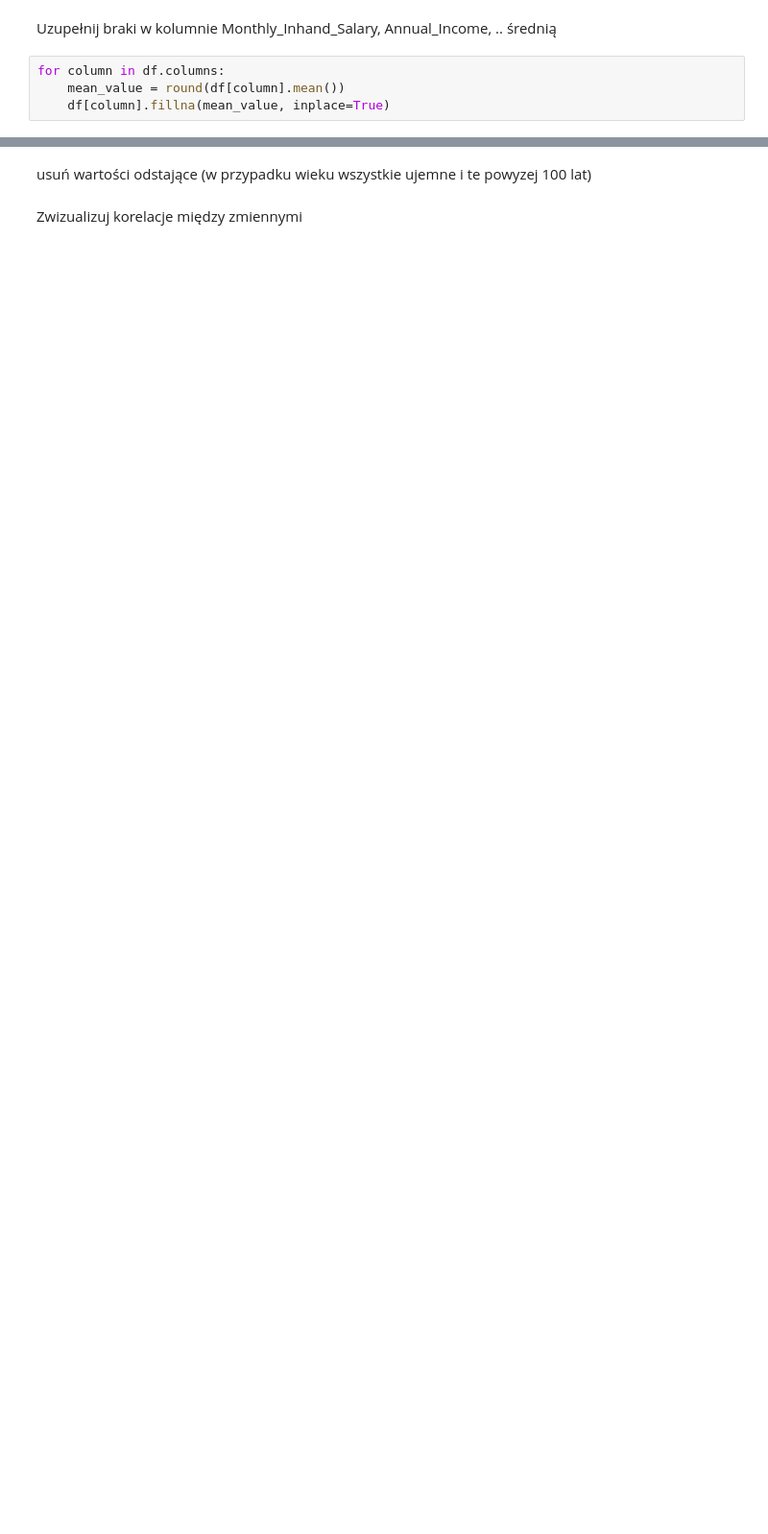
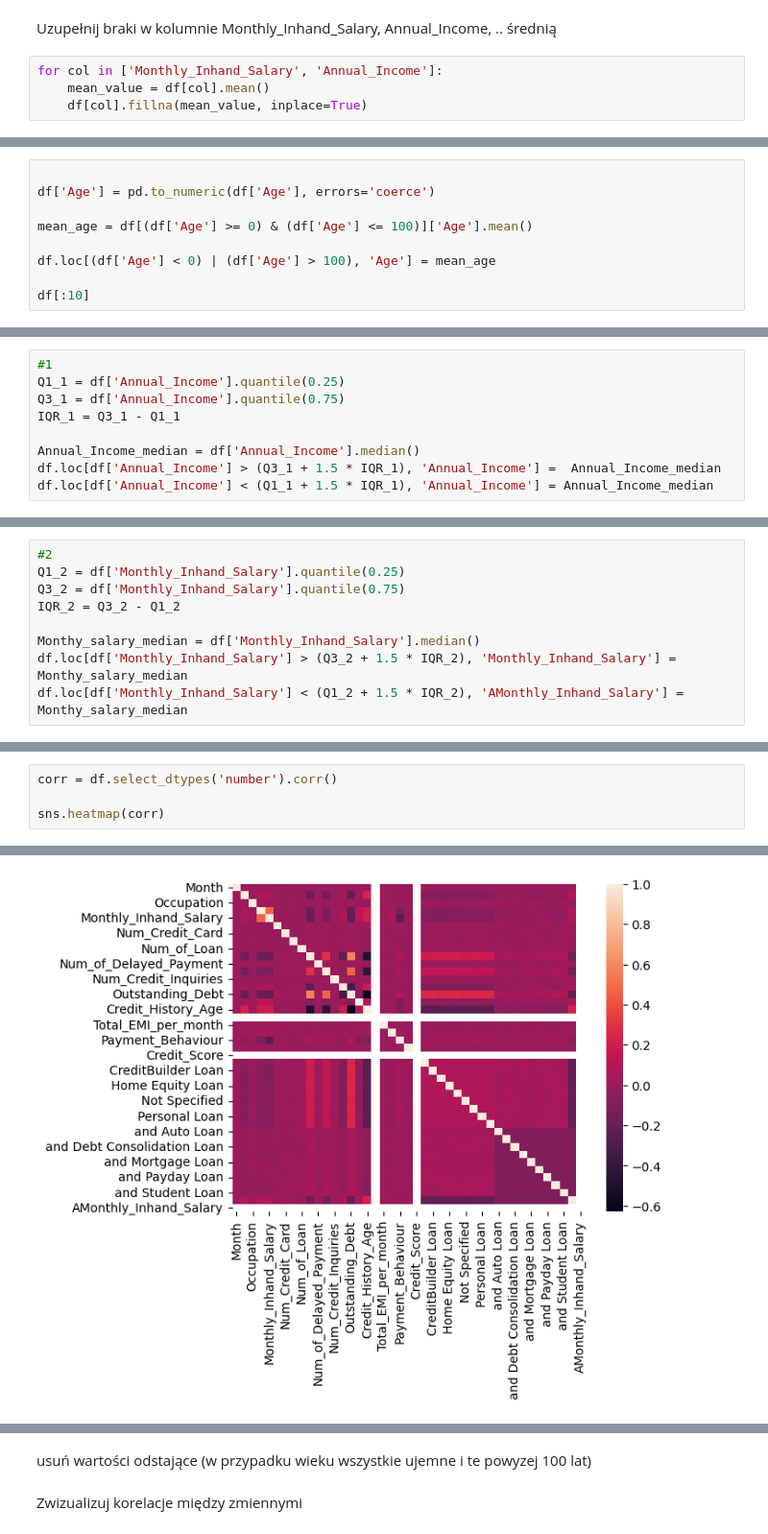
Before and after one commit to jurewiczM/lecture1, a Jupyter notebook: PUM2 _dokonczyc.ipynb, the cells around one changed output, grey strips where cells are left out. Shown at 96% size. Saved outputs shown, nothing was run; the diff lists cells and outputs as text; blank space fills up the shorter version.

```diff
--- a/PUM2 _dokonczyc.ipynb
+++ b/PUM2 _dokonczyc.ipynb
@@ -324,9 +307,9 @@ memory usage: 32.0+ MB
 # %% [markdown]
 Uzupełnij braki w kolumnie Monthly_Inhand_Salary,  Annual_Income, .. średnią
 # %%
-for column in df.columns:
-    mean_value = round(df[column].mean())
-    df[column].fillna(mean_value, inplace=True)
+for col in ['Monthly_Inhand_Salary', 'Annual_Income']:
+    mean_value = df[col].mean()
+    df[col].fillna(mean_value, inplace=True)
 # %% [output]
 The behavior will change in pandas 3.0. This inplace method will never work because the intermediate object on which we are setting values always behaves as a copy.
 
@@ -341,0 +337,9 @@ Narysuj rozkłady zmiennych 'Annual_Income', 'Monthly_Balance'
+# %%
+
+df['Age'] = pd.to_numeric(df['Age'], errors='coerce')
+
+mean_age = df[(df['Age'] >= 0) & (df['Age'] <= 100)]['Age'].mean()
+
+df.loc[(df['Age'] < 0) | (df['Age'] > 100), 'Age'] = mean_age
+
+df[:10]
@@ -341,0 +371,9 @@ Narysuj rozkłady zmiennych 'Annual_Income', 'Monthly_Balance'
+# %%
+#1
+Q1_1 = df['Annual_Income'].quantile(0.25)
+Q3_1 = df['Annual_Income'].quantile(0.75)
+IQR_1 = Q3_1 - Q1_1
+
+Annual_Income_median = df['Annual_Income'].median()
+df.loc[df['Annual_Income'] > (Q3_1 + 1.5 * IQR_1), 'Annual_Income'] =  Annual_Income_median
+df.loc[df['Annual_Income'] < (Q1_1 + 1.5 * IQR_1), 'Annual_Income'] = Annual_Income_median
@@ -341,0 +390,9 @@ Narysuj rozkłady zmiennych 'Annual_Income', 'Monthly_Balance'
+# %%
+#2
+Q1_2 = df['Monthly_Inhand_Salary'].quantile(0.25)
+Q3_2 = df['Monthly_Inhand_Salary'].quantile(0.75)
+IQR_2 = Q3_2 - Q1_2
+
+Monthy_salary_median = df['Monthly_Inhand_Salary'].median()
+df.loc[df['Monthly_Inhand_Salary'] > (Q3_2 + 1.5 * IQR_2), 'Monthly_Inhand_Salary'] =  Monthy_salary_median
+df.loc[df['Monthly_Inhand_Salary'] < (Q1_2 + 1.5 * IQR_2), 'AMonthly_Inhand_Salary'] = Monthy_salary_median
@@ -341,0 +411,5 @@ Narysuj rozkłady zmiennych 'Annual_Income', 'Monthly_Balance'
+# %%
+corr = df.select_dtypes('number').corr()
+
+sns.heatmap(corr)
+# %% [output]
@@ -341,0 +417 @@ Narysuj rozkłady zmiennych 'Annual_Income', 'Monthly_Balance'
+[figure, added]
```
Also changed, not shown: parts of 17 cells of this notebook.
